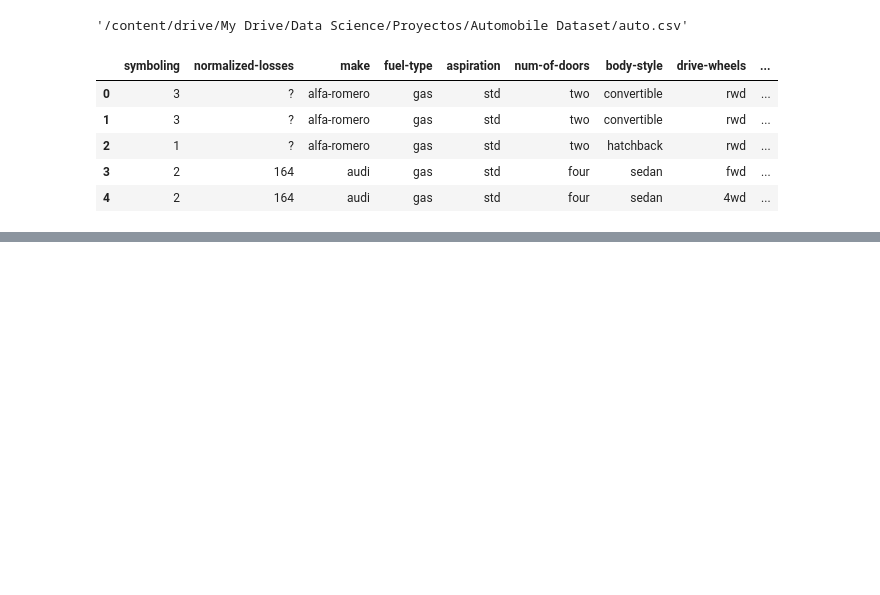
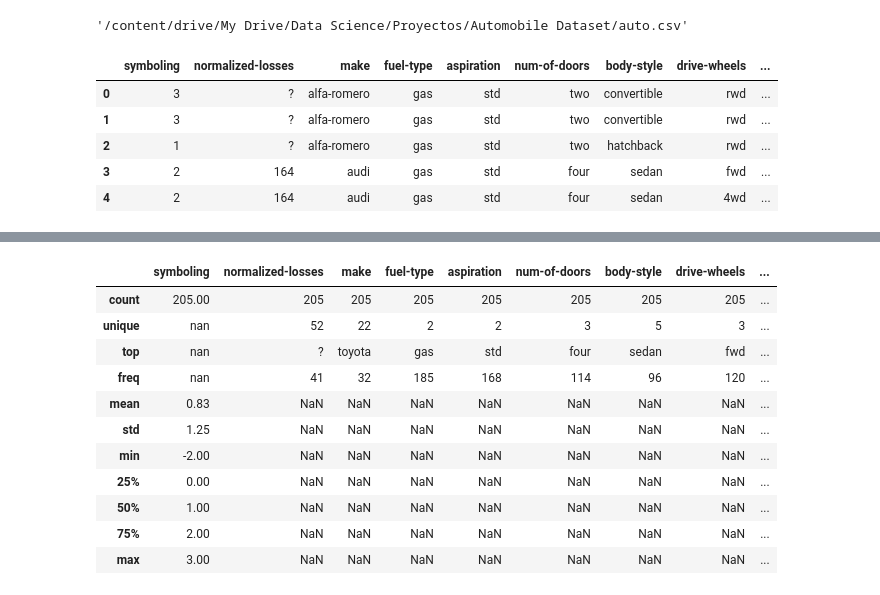
Before and after one commit to FernandoCallasaca/data_science_projects, a Jupyter notebook: Automobile_Dataset.ipynb, the cells around one changed output, grey strips where cells are left out. Cells and saved outputs as stored; diff of their text form; code cells hidden in the pictures; blank space fills up the shorter version.

```diff
--- a/Automobile_Dataset.ipynb
+++ b/Automobile_Dataset.ipynb
@@ -44,0 +61,15 @@ df.head()
+# %%
+df.describe(include = 'all')
+# %% [output]
+|  | symboling | normalized-losses | make | fuel-type | aspiration | num-of-doors | body-style | drive-wheels | ... |
+| count | 205.00 | 205 | 205 | 205 | 205 | 205 | 205 | 205 | ... |
+| unique | nan | 52 | 22 | 2 | 2 | 3 | 5 | 3 | ... |
+| top | nan | ? | toyota | gas | std | four | sedan | fwd | ... |
+| freq | nan | 41 | 32 | 185 | 168 | 114 | 96 | 120 | ... |
+| mean | 0.83 | NaN | NaN | NaN | NaN | NaN | NaN | NaN | ... |
+| std | 1.25 | NaN | NaN | NaN | NaN | NaN | NaN | NaN | ... |
+| min | -2.00 | NaN | NaN | NaN | NaN | NaN | NaN | NaN | ... |
+| 25% | 0.00 | NaN | NaN | NaN | NaN | NaN | NaN | NaN | ... |
+| 50% | 1.00 | NaN | NaN | NaN | NaN | NaN | NaN | NaN | ... |
+| 75% | 2.00 | NaN | NaN | NaN | NaN | NaN | NaN | NaN | ... |
+| max | 3.00 | NaN | NaN | NaN | NaN | NaN | NaN | NaN | ... |
```
Also changed, not shown: parts of 13 cells of this notebook.
